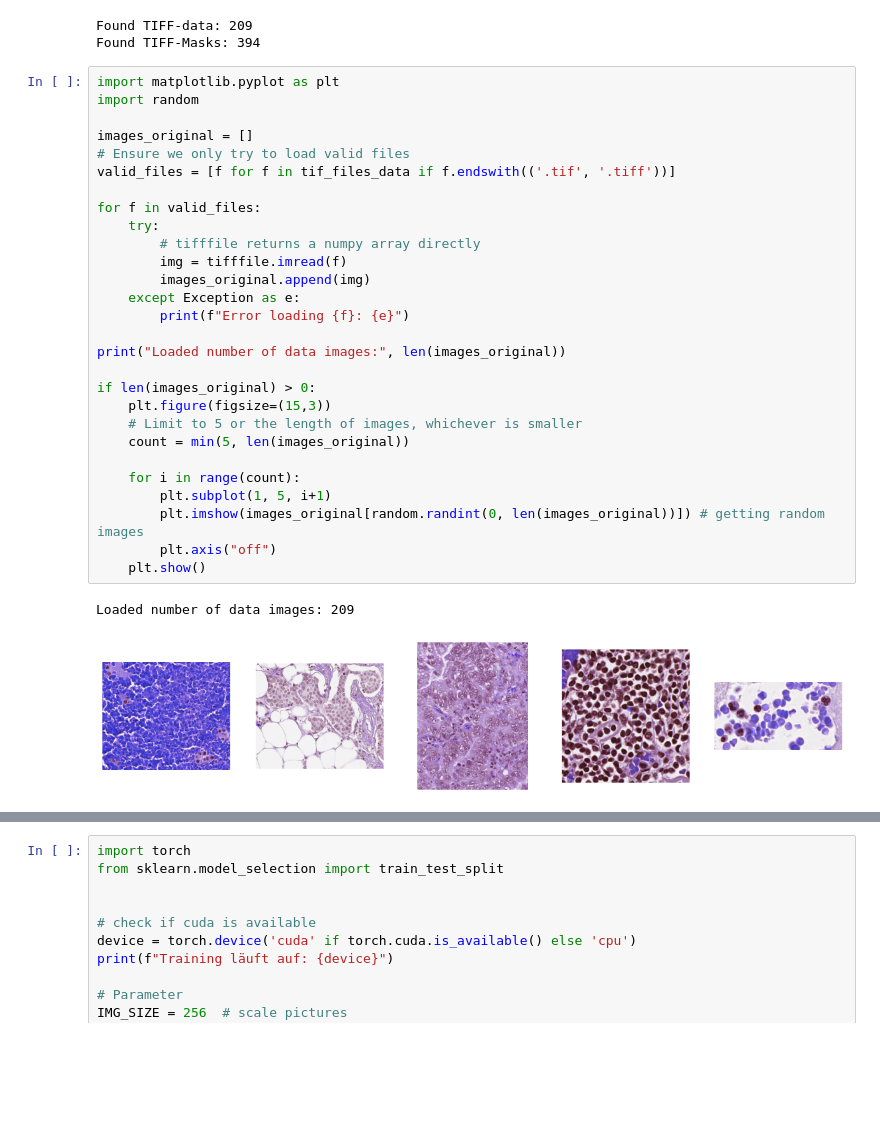
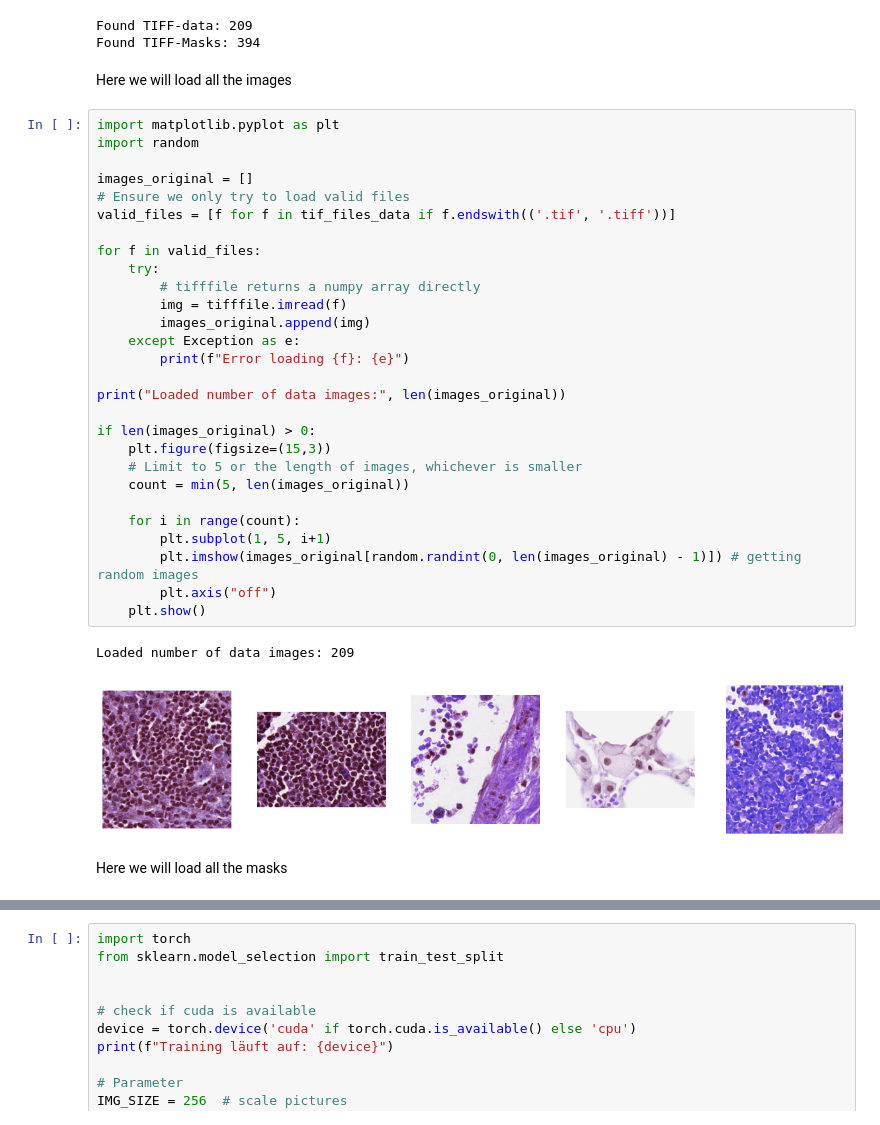
Before and after one commit to Hendrik3303/ML_Seminar, a Jupyter notebook: Pyramid-Net.ipynb, the cells around one changed output, grey strips where cells are left out. Saved outputs shown, nothing was run; the diff lists cells and outputs as text; blank space fills up the shorter version.

```diff
--- a/Pyramid-Net.ipynb
+++ b/Pyramid-Net.ipynb
@@ -29,37 +31,41 @@ print(f"Found TIFF-Masks: {len(tif_files_masks)}")
 # %% [output]
 Found TIFF-data: 209
 Found TIFF-Masks: 394
+# %% [markdown]
+Here we will load all the images
 # %%
 import matplotlib.pyplot as plt
 import random
 
 images_original = []
 # Ensure we only try to load valid files
 valid_files = [f for f in tif_files_data if f.endswith(('.tif', '.tiff'))]
 
 for f in valid_files:
     try:
         # tifffile returns a numpy array directly
         img = tifffile.imread(f)
         images_original.append(img)
     except Exception as e:
         print(f"Error loading {f}: {e}")
 
 print("Loaded number of data images:", len(images_original))
 
 if len(images_original) > 0:
     plt.figure(figsize=(15,3))
     # Limit to 5 or the length of images, whichever is smaller
     count = min(5, len(images_original))
 
     for i in range(count):
         plt.subplot(1, 5, i+1)
-        plt.imshow(images_original[random.randint(0, len(images_original))]) # getting random images
+        plt.imshow(images_original[random.randint(0, len(images_original) - 1)]) # getting random images
         plt.axis("off")
     plt.show()
 # %% [output]
 Loaded number of data images: 209
-[figure, old version]
+[figure, new version]
+# %% [markdown]
+Here we will load all the masks
 # %%
 import matplotlib.pyplot as plt
 
```
Also changed, not shown: parts of 9 cells of this notebook, 3 other files.
